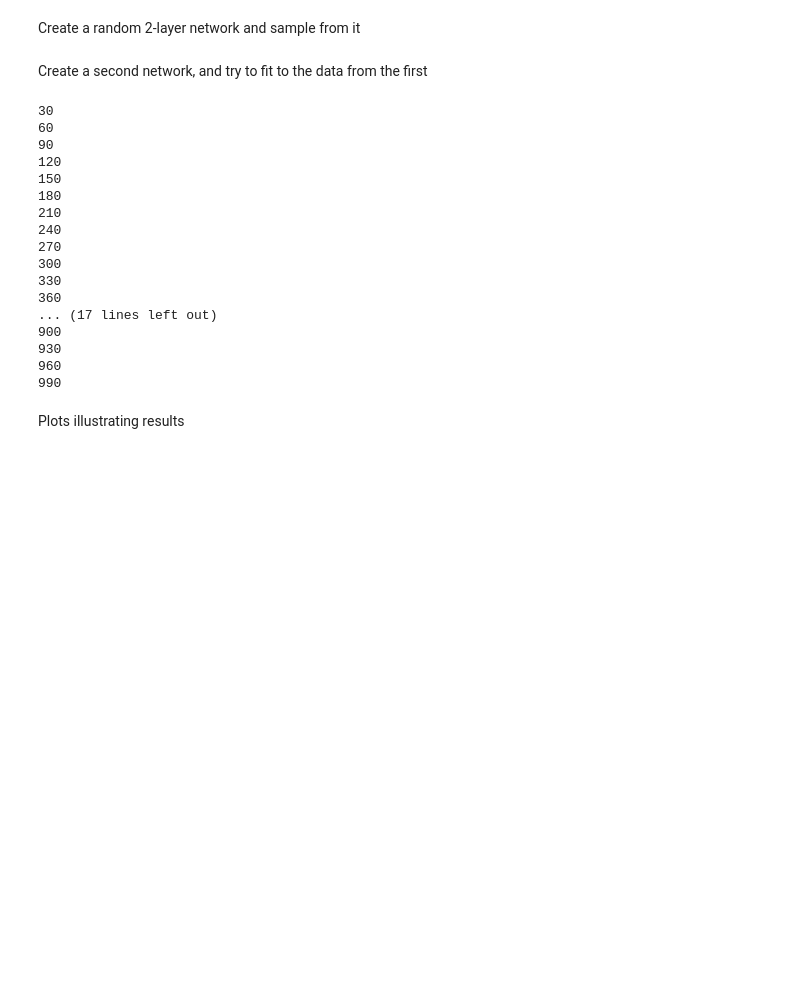
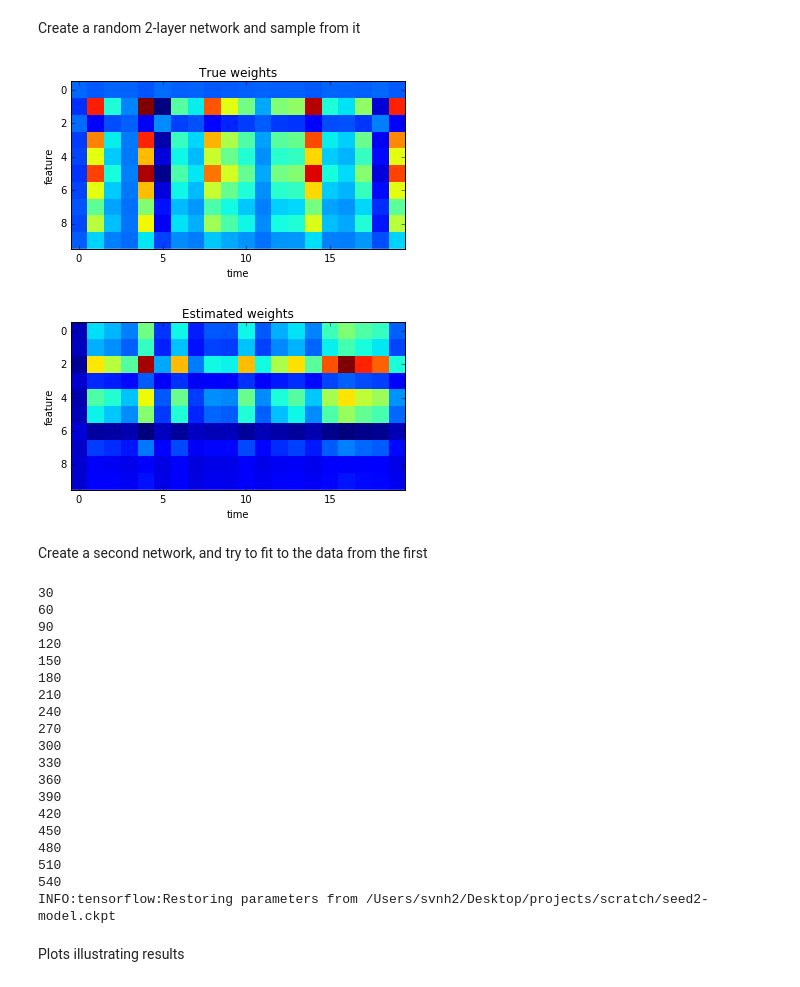
Before and after one commit to snormanhaignere/cnn, a Jupyter notebook: cnn.ipynb, the cells around one changed output. Saved outputs shown, nothing was run; the diff lists cells and outputs as text; code cells hidden in the pictures; blank space fills up the shorter version.

```diff
--- a/cnn.ipynb
+++ b/cnn.ipynb
@@ -52,30 +51,45 @@ Create a random 2-layer network and sample from it
 # %%
 # layer 1
 layer = {}
 layer['type'] = 'conv'
 layer['time_win_sec'] = 0.1
 layer['act'] = 'relu'
 layer['n_kern'] = 2
 layer['rank'] = 1
 layers = []
 layers.append(layer)
 
 # layer 2
 layer = {}
-layer['type'] = 'reweight'
+layer['type'] = 'reweight-positive'
 layer['time_win_sec'] = 0.1
 layer['act'] = 'identity'
 layer['n_kern'] = 10
 layer['rank'] = None
 layers.append(layer)
 
 # create network
 net1_seed = 1
 n_resp = 10
 data_dims = [n_stim, n_tps_per_stim, n_resp]
+tf.reset_default_graph()
 net1 = cnn.Net(data_dims, n_feats, sr_Hz, deepcopy(layers), seed=net1_seed)
 net1.build()
 D = net1.predict(F)
+
+# True STRFs
+net1_layer_vals = net1.layer_vals()
+plt.imshow(net1_layer_vals[0]['W'][:,:,0], interpolation='none')
+plt.xlabel('time'); plt.ylabel('feature')
+plt.title('True weights')
+plt.show()
+plt.imshow(net1_layer_vals[0]['W'][:,:,1], interpolation='none')
+plt.xlabel('time'); plt.ylabel('feature')
+plt.title('Estimated weights')
+plt.show()
+# %% [output]
+[figure, added]
+[figure, added]
 # %% [markdown]
 Create a second network, and try to fit to the data from the first
 # %%
@@ -89,7 +103,7 @@ n_train = np.int32(np.round(n_stim*0.6))
 n_val = np.int32(np.round(n_stim*0.2))
 n_test = n_stim - n_train - n_val
 train_val_test = np.concatenate((np.zeros(n_train), np.ones(n_val), np.ones(n_test)*2), 0)
-early_stopping_steps = 0 # 0 implies no early stopping
+early_stopping_steps = 5 # 0 implies no early stopping
 net2.train(F, D, max_iter=1000, eval_interval=30, learning_rate=0.01,
            batch_size=10, train_val_test=train_val_test,
            early_stopping_steps=early_stopping_steps)
@@ -106,11 +120,13 @@ net2.train(F, D, max_iter=1000, eval_interval=30, learning_rate=0.01,
 300
 330
 360
-... (17 lines left out)
-900
-930
-960
-990
+390
+420
+450
+480
+510
+540
+INFO:tensorflow:Restoring parameters from /Users/svnh2/Desktop/projects/scratch/seed2-model.ckpt
 # %% [markdown]
 Plots illustrating results
 # %%
```
Also changed, not shown: parts of 14 cells of this notebook, 1 other file.
